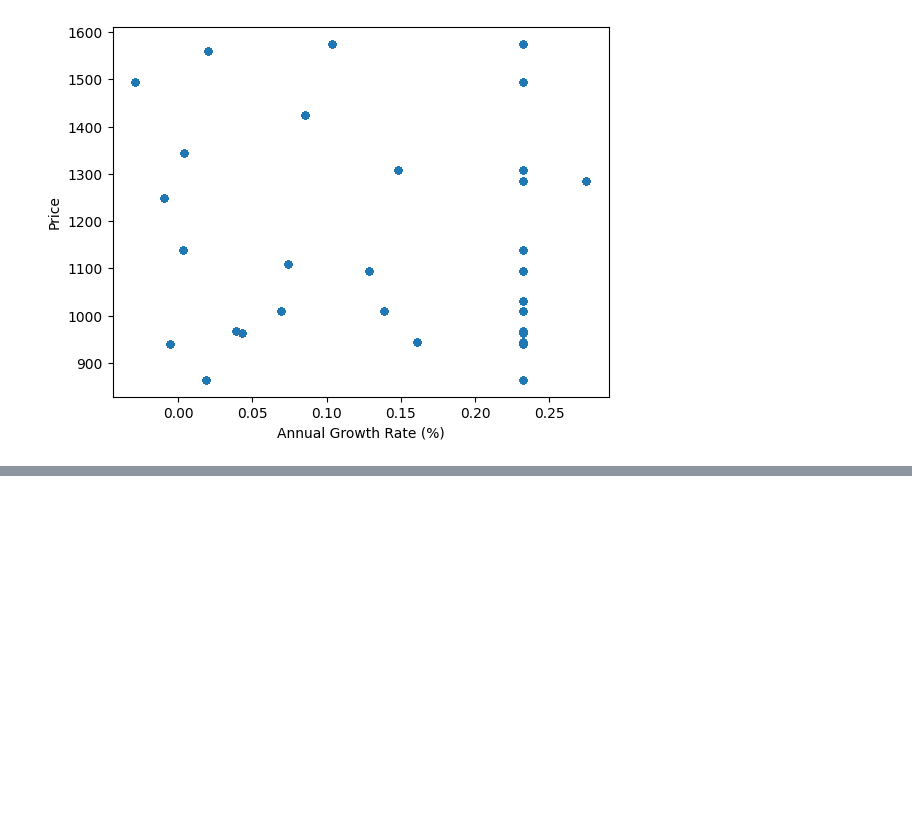
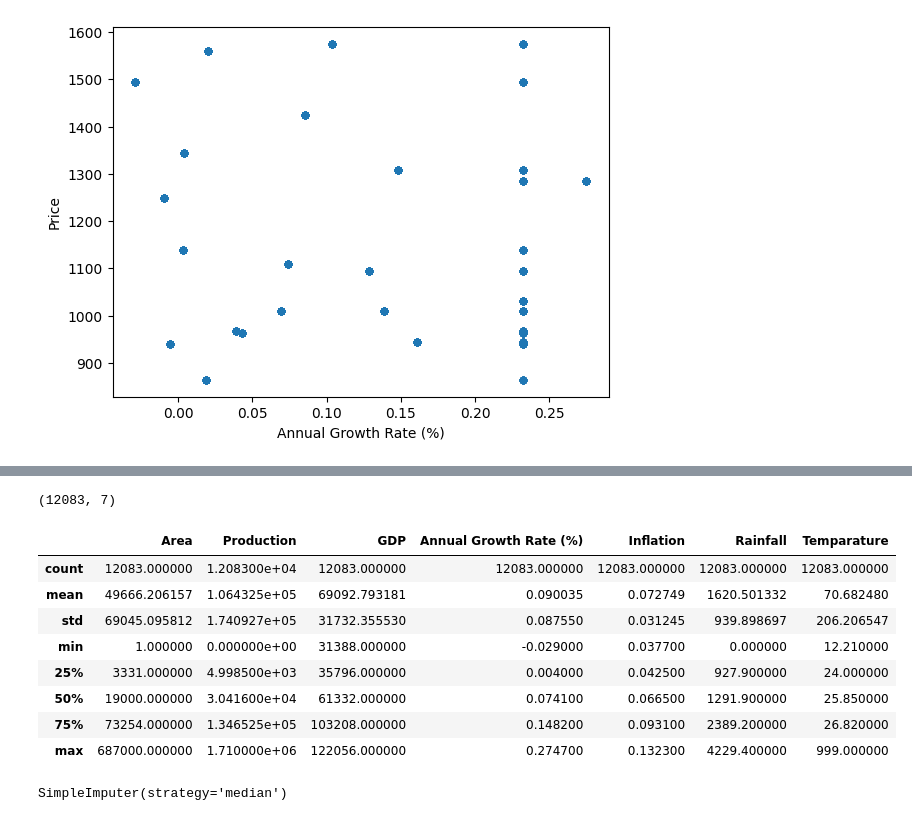
Before and after one commit to AbhiramChandra111/CROP-PRICE-PREDICTION, a Jupyter notebook: MINI_PROJECT.ipynb, the cells around one changed output, grey strips where cells are left out. Saved outputs shown, nothing was run; the diff lists cells and outputs as text; code cells hidden in the pictures; blank space fills up the shorter version.

```diff
--- a/MINI_PROJECT.ipynb
+++ b/MINI_PROJECT.ipynb
@@ -212,0 +224,3 @@ crop.plot(kind="scatter", x="Annual Growth Rate (%)", y="Price", alpha=0.8)
+# %%
+crop = strat_train_set.drop("Price", axis=1)
+crop_labels = strat_train_set["Price"].copy()
@@ -212,0 +246,22 @@ crop.plot(kind="scatter", x="Annual Growth Rate (%)", y="Price", alpha=0.8)
+# %%
+crop.shape
+# %% [output]
+(12083, 7)
+# %%
+crop.describe()
+# %% [output]
+|  | Area | Production | GDP | Annual Growth Rate (%) | Inflation | Rainfall | Temparature |
+| count | 12083.000000 | 1.208300e+04 | 12083.000000 | 12083.000000 | 12083.000000 | 12083.000000 | 12083.000000 |
+| mean | 49666.206157 | 1.064325e+05 | 69092.793181 | 0.090035 | 0.072749 | 1620.501332 | 70.682480 |
+| std | 69045.095812 | 1.740927e+05 | 31732.355530 | 0.087550 | 0.031245 | 939.898697 | 206.206547 |
+| min | 1.000000 | 0.000000e+00 | 31388.000000 | -0.029000 | 0.037700 | 0.000000 | 12.210000 |
+| 25% | 3331.000000 | 4.998500e+03 | 35796.000000 | 0.004000 | 0.042500 | 927.900000 | 24.000000 |
+| 50% | 19000.000000 | 3.041600e+04 | 61332.000000 | 0.074100 | 0.066500 | 1291.900000 | 25.850000 |
+| 75% | 73254.000000 | 1.346525e+05 | 103208.000000 | 0.148200 | 0.093100 | 2389.200000 | 26.820000 |
+| max | 687000.000000 | 1.710000e+06 | 122056.000000 | 0.274700 | 0.132300 | 4229.400000 | 999.000000 |
+# %%
+from sklearn.impute import SimpleImputer
+imputer = SimpleImputer(strategy="median")
+imputer.fit(crop)
+# %% [output]
+SimpleImputer(strategy='median')
```
Also changed, not shown: parts of 4 cells of this notebook.
